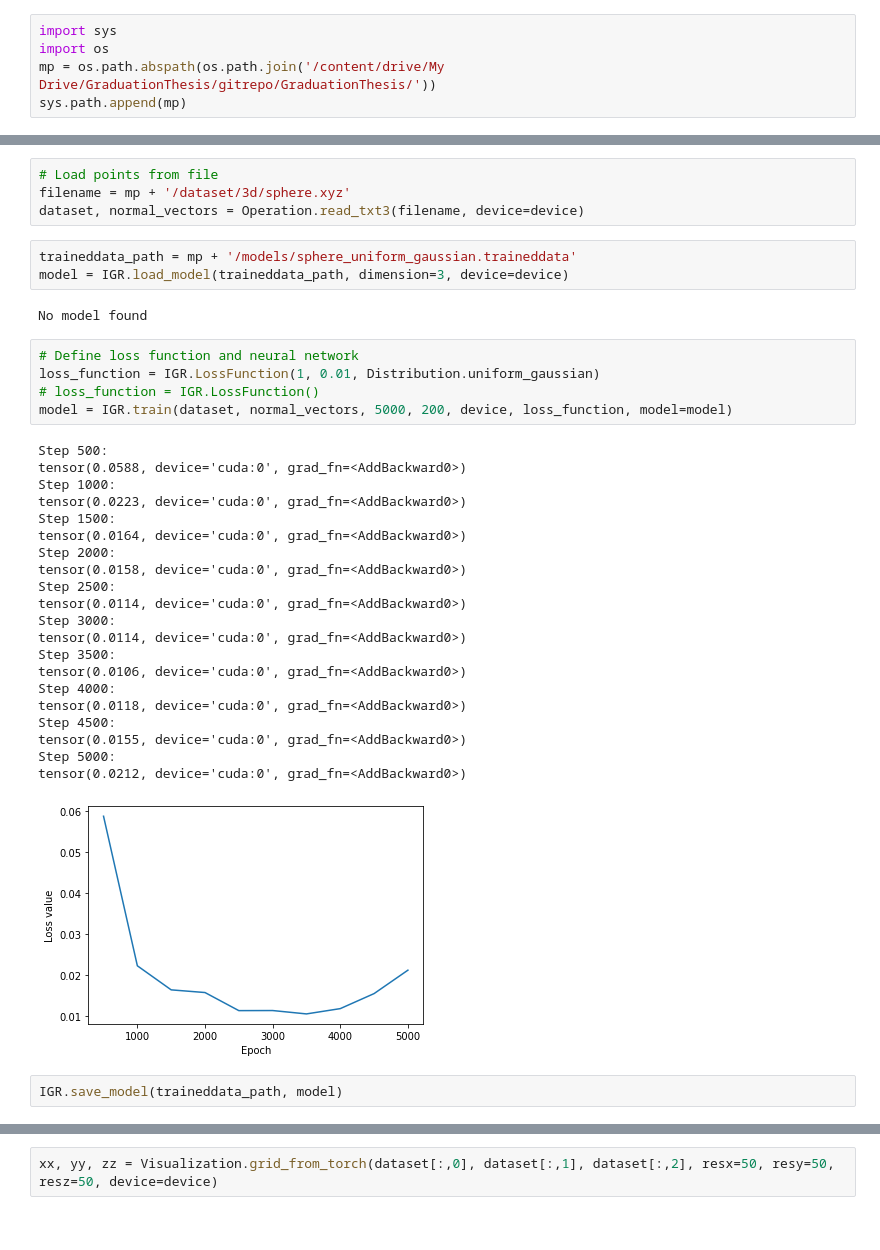
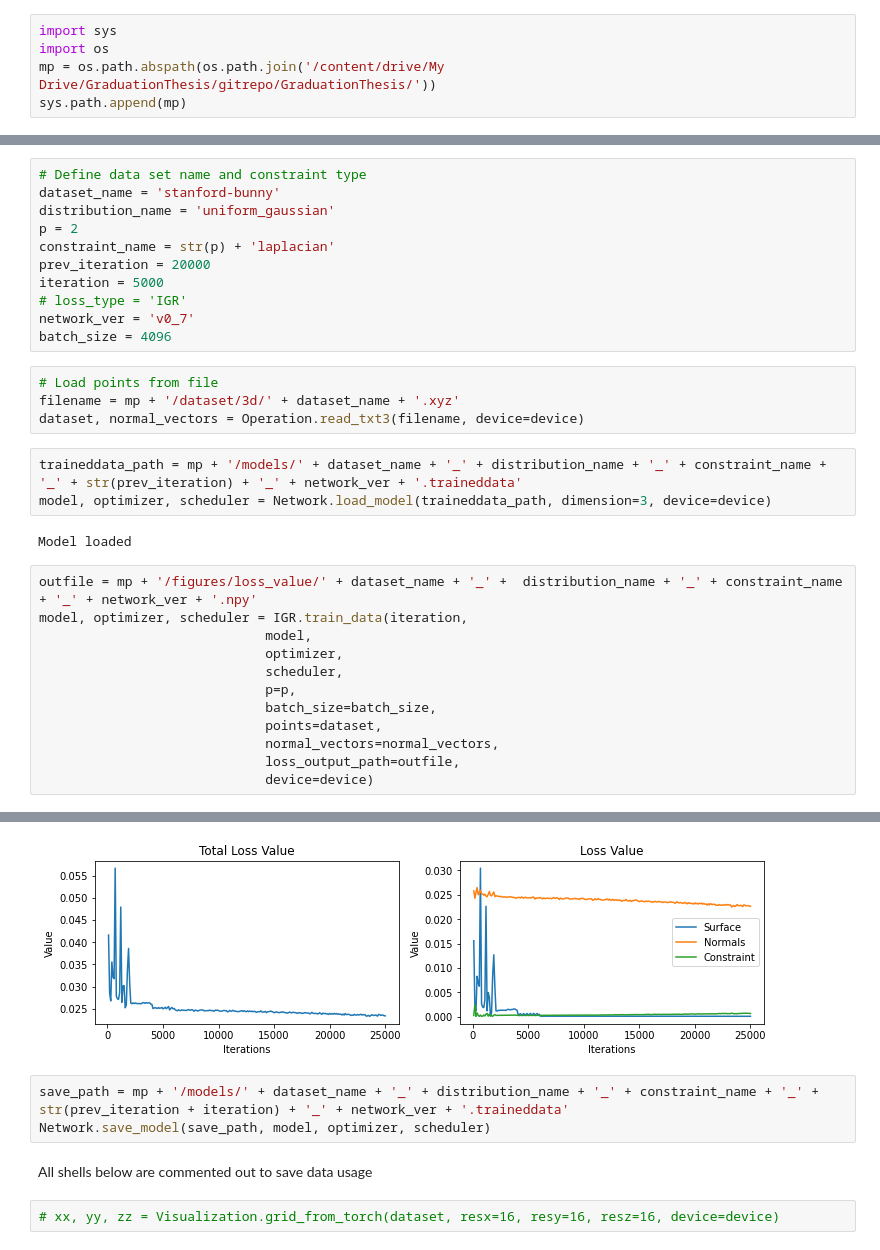
Before and after one commit to tranbaquang1708/GraduationThesis, a Jupyter notebook: IGR_3d.ipynb, the cells around one changed output, grey strips where cells are left out. Drawn from its saved outputs; the diff is of its cells as text.

```diff
--- a/IGR_3d.ipynb
+++ b/IGR_3d.ipynb
@@ -10,39 +36,34 @@ from modules import IGR, Visualization, Operation, Distribution
 device = torch.device('cuda' if torch.cuda.is_available() else 'cpu')
+# %%
+# Define data set name and constraint type
+dataset_name = 'stanford-bunny'
+distribution_name = 'uniform_gaussian'
+p = 2
+constraint_name = str(p) + 'laplacian'
+prev_iteration = 20000
+iteration = 5000
+# loss_type = 'IGR'
+network_ver = 'v0_7'
+batch_size = 4096
 # %%
 # Load points from file
-filename = mp + '/dataset/3d/sphere.xyz'
+filename = mp + '/dataset/3d/' + dataset_name + '.xyz'
 dataset, normal_vectors = Operation.read_txt3(filename, device=device)
 # %%
-traineddata_path = mp + '/models/sphere_uniform_gaussian.traineddata'
-model = IGR.load_model(traineddata_path, dimension=3, device=device)
+traineddata_path = mp + '/models/' + dataset_name + '_' + distribution_name + '_' + constraint_name + '_' + str(prev_iteration) + '_' + network_ver + '.traineddata'
+model, optimizer, scheduler = Network.load_model(traineddata_path, dimension=3, device=device)
 # %% [output]
-No model found
+Model loaded
-# %%
-# Define loss function and neural network
-loss_function = IGR.LossFunction(1, 0.01, Distribution.uniform_gaussian)
-# loss_function = IGR.LossFunction()
-model = IGR.train(dataset, normal_vectors, 5000, 200, device, loss_function, model=model)
-# %% [output]
-Step 500:
-tensor(0.0588, device='cuda:0', grad_fn=<AddBackward0>)
-Step 1000:
-tensor(0.0223, device='cuda:0', grad_fn=<AddBackward0>)
-Step 1500:
-tensor(0.0164, device='cuda:0', grad_fn=<AddBackward0>)
-Step 2000:
-tensor(0.0158, device='cuda:0', grad_fn=<AddBackward0>)
-Step 2500:
-tensor(0.0114, device='cuda:0', grad_fn=<AddBackward0>)
-Step 3000:
-tensor(0.0114, device='cuda:0', grad_fn=<AddBackward0>)
-Step 3500:
-tensor(0.0106, device='cuda:0', grad_fn=<AddBackward0>)
-Step 4000:
-tensor(0.0118, device='cuda:0', grad_fn=<AddBackward0>)
-Step 4500:
-tensor(0.0155, device='cuda:0', grad_fn=<AddBackward0>)
-Step 5000:
-tensor(0.0212, device='cuda:0', grad_fn=<AddBackward0>)
-[figure, removed]
-# %%
-IGR.save_model(traineddata_path, model)
+# %%
+outfile = mp + '/figures/loss_value/' + dataset_name + '_' +  distribution_name + '_' + constraint_name + '_' + network_ver + '.npy'
+model, optimizer, scheduler = IGR.train_data(iteration,
+                             model,
+                             optimizer,
+                             scheduler,
+                             p=p,
+                             batch_size=batch_size,
+                             points=dataset,
+                             normal_vectors=normal_vectors,
+                             loss_output_path=outfile,
+                             device=device)
+# %% [output]
@@ -49,3 +87,9 @@ IGR.save_model(traineddata_path, model)
+[figure, added]
+# %%
+save_path = mp + '/models/' + dataset_name + '_' + distribution_name + '_' + constraint_name + '_' + str(prev_iteration + iteration) + '_' + network_ver + '.traineddata'
+Network.save_model(save_path, model, optimizer, scheduler)
+# %% [markdown]
+All shells below are commented out to save data usage
 # %%
-xx, yy, zz = Visualization.grid_from_torch(dataset[:,0], dataset[:,1], dataset[:,2], resx=50, resy=50, resz=50, device=device)
+# xx, yy, zz = Visualization.grid_from_torch(dataset, resx=16, resy=16, resz=16, device=device)
 # %%
```
Also changed, not shown: parts of 7 cells of this notebook, 1 other file.
